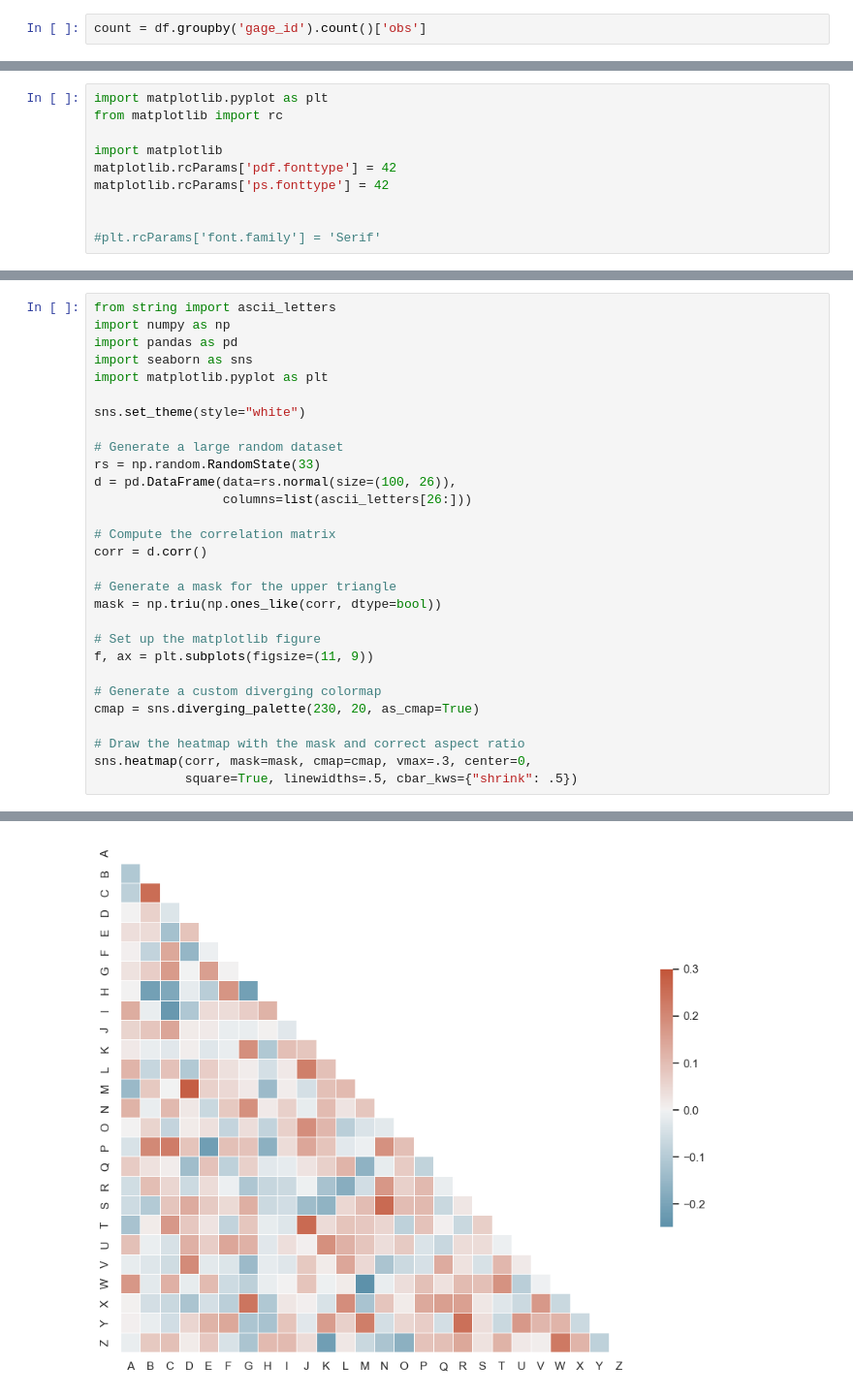
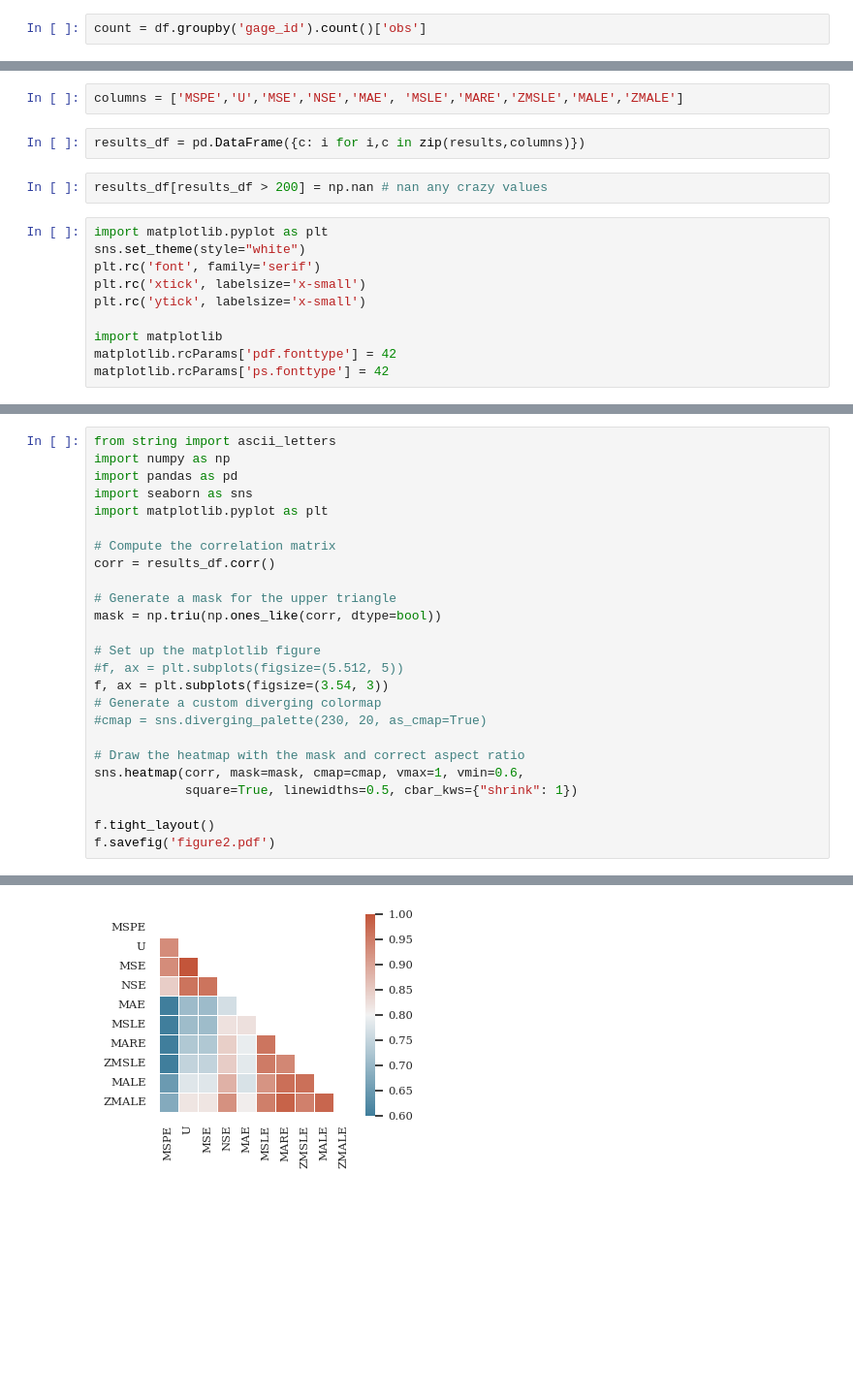
Before and after one commit to hytest-org/workflow-hodson-2022-objective, a Jupyter notebook: 04-site-rankings.ipynb, the cells around one changed output, grey strips where cells are left out. Shown at 97% size. Saved outputs shown, nothing was run; the diff lists cells and outputs as text; blank space fills up the shorter version.

Commit message:
Make correlation plot

```diff
--- a/04-site-rankings.ipynb
+++ b/04-site-rankings.ipynb
@@ -346,10 +307,16 @@ mse = mse[i]
+# %%
+columns = ['MSPE','U','MSE','NSE','MAE', 'MSLE','MARE','ZMSLE','MALE','ZMALE']
+# %%
+results_df = pd.DataFrame({c: i for i,c in zip(results,columns)})
+# %%
+results_df[results_df > 200] = np.nan # nan any crazy values
 # %%
 import matplotlib.pyplot as plt
-from matplotlib import rc
+sns.set_theme(style="white")
+plt.rc('font', family='serif')
+plt.rc('xtick', labelsize='x-small')
+plt.rc('ytick', labelsize='x-small')
 
 import matplotlib
 matplotlib.rcParams['pdf.fonttype'] = 42
 matplotlib.rcParams['ps.fonttype'] = 42
-
-
-#plt.rcParams['font.family'] = 'Serif'
@@ -410,26 +327,22 @@ import pandas as pd
 import seaborn as sns
 import matplotlib.pyplot as plt
 
-sns.set_theme(style="white")
-
-# Generate a large random dataset
-rs = np.random.RandomState(33)
-d = pd.DataFrame(data=rs.normal(size=(100, 26)),
-                 columns=list(ascii_letters[26:]))
-
 # Compute the correlation matrix
-corr = d.corr()
+corr = results_df.corr()
 
 # Generate a mask for the upper triangle
 mask = np.triu(np.ones_like(corr, dtype=bool))
 
 # Set up the matplotlib figure
-f, ax = plt.subplots(figsize=(11, 9))
-
+#f, ax = plt.subplots(figsize=(5.512, 5))
+f, ax = plt.subplots(figsize=(3.54, 3))
 # Generate a custom diverging colormap
-cmap = sns.diverging_palette(230, 20, as_cmap=True)
+#cmap = sns.diverging_palette(230, 20, as_cmap=True)
 
 # Draw the heatmap with the mask and correct aspect ratio
-sns.heatmap(corr, mask=mask, cmap=cmap, vmax=.3, center=0,
-            square=True, linewidths=.5, cbar_kws={"shrink": .5})
+sns.heatmap(corr, mask=mask, cmap=cmap, vmax=1, vmin=0.6,
+            square=True, linewidths=0.5, cbar_kws={"shrink": 1})
+
+f.tight_layout()
+f.savefig('figure2.pdf')
 # %% [output]
@@ -437 +349 @@ sns.heatmap(corr, mask=mask, cmap=cmap, vmax=.3, center=0,
-[figure, old version]
+[figure, new version]
```
Also changed, not shown: parts of 39 cells of this notebook.
